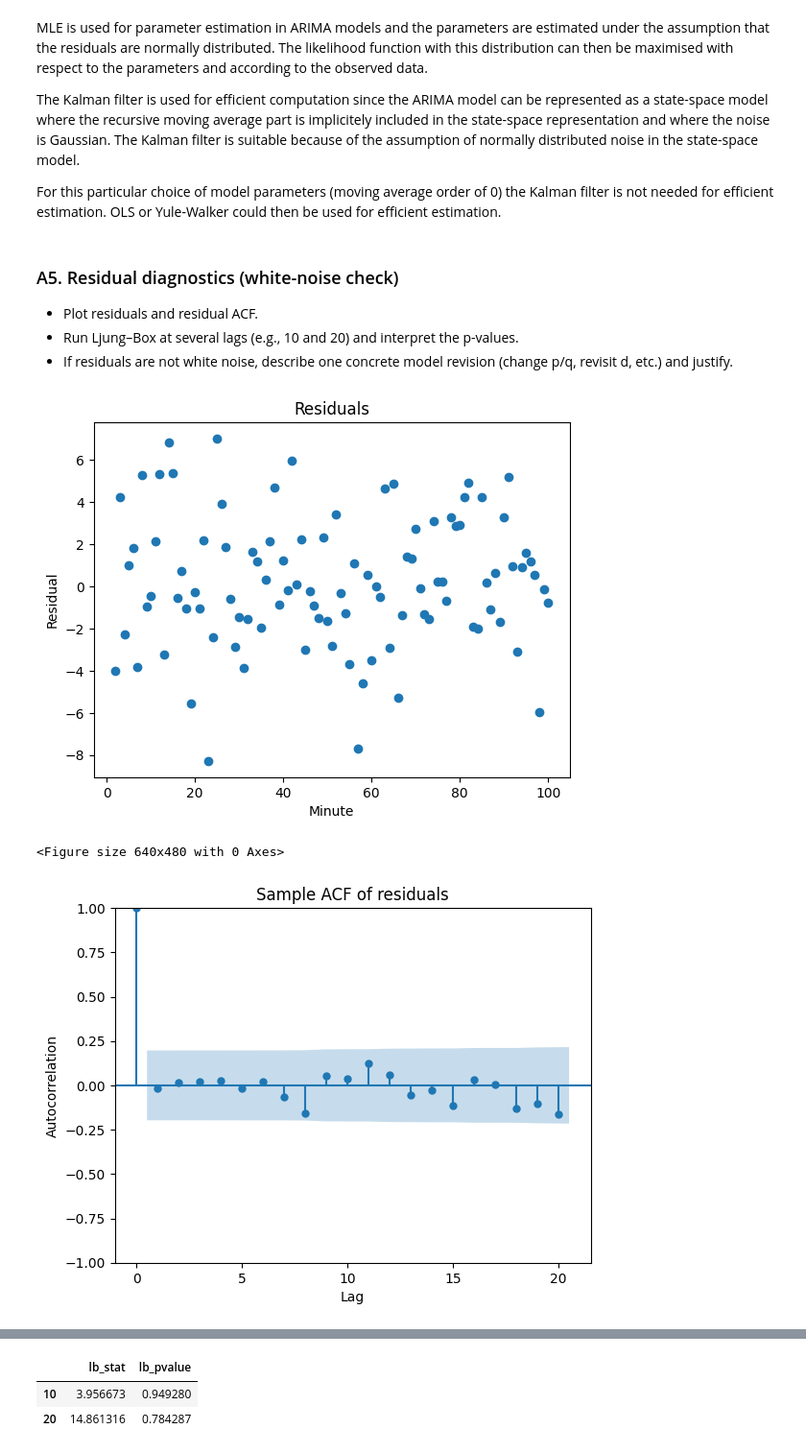
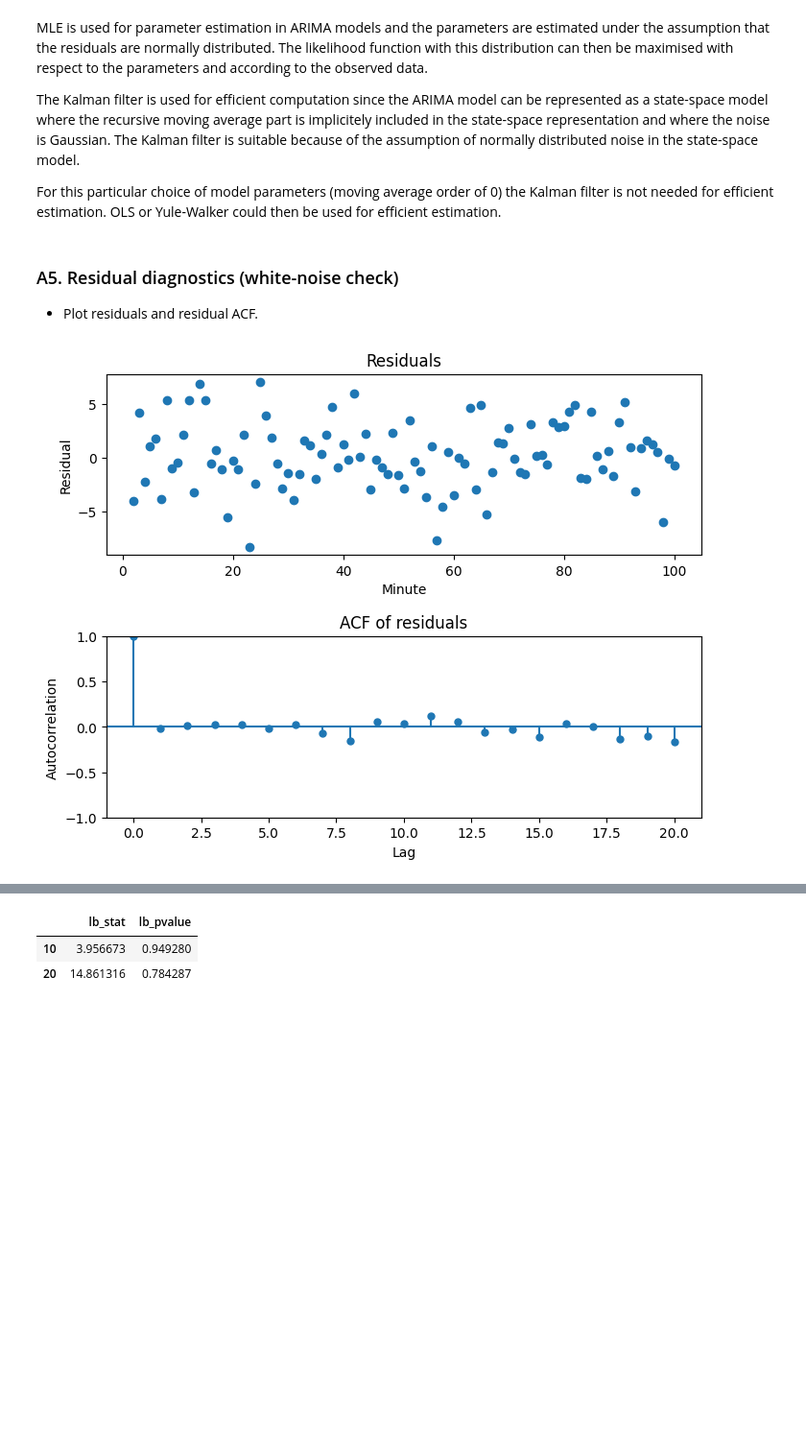
Before and after one commit to FVardi/PhD-Courses, a Jupyter notebook: Deep learning for time-series/Assignments/assignment_1.ipynb, the cells around one changed output, grey strips where cells are left out. Shown at 96% size. Drawn from its saved outputs; the diff is of its cells as text; code cells hidden in the pictures; blank space fills up the shorter version.

```diff
--- a/Deep learning for time-series/Assignments/assignment_1.ipynb
+++ b/Deep learning for time-series/Assignments/assignment_1.ipynb
@@ -195,27 +216,25 @@ For this particular choice of model parameters (moving average order of 0) the K
 # %% [markdown]
 ### A5. Residual diagnostics (white-noise check)
 - Plot residuals and residual ACF.
-- Run Ljung–Box at several lags (e.g., 10 and 20) and interpret the p-values.
-- If residuals are not white noise, describe one concrete model revision (change p/q, revisit d, etc.)
-and justify.
 # %%
-residuals = df.y - model_fit.predict()
-residuals = residuals[1:]
+resid = model_fit.resid[1:]
 
-plt.figure()
-plt.scatter(df.ds[1:], residuals)
-plt.title("Residuals")
-plt.xlabel("Minute")
-plt.ylabel("Residual")
+fig, ax = plt.subplots(
+    2, 1,
+    figsize=(8,6),
+    gridspec_kw={"hspace": 0.45}
+)
+
+ax[0].scatter(df.ds[1:], resid)
+ax[0].set_title("Residuals")
+ax[0].set_xlabel("Minute")
+ax[0].set_ylabel("Residual")
+
+plot_acf(resid, ax=ax[1], alpha=None)
+ax[1].set_title("ACF of residuals")
+ax[1].set_xlabel("Lag")
+ax[1].set_ylabel("Autocorrelation")
+
 plt.show()
-
-plt.figure()
-plot_acf(residuals)
-plt.title("Sample ACF of residuals")
-plt.xlabel("Lag")
-plt.ylabel("Autocorrelation")
-plt.show()
 # %% [output]
-[figure, old version]
+[figure, new version]
-<Figure size 640x480 with 0 Axes>
-[figure, removed]
```
Also changed, not shown: parts of 52 cells of this notebook, 4 other files.
